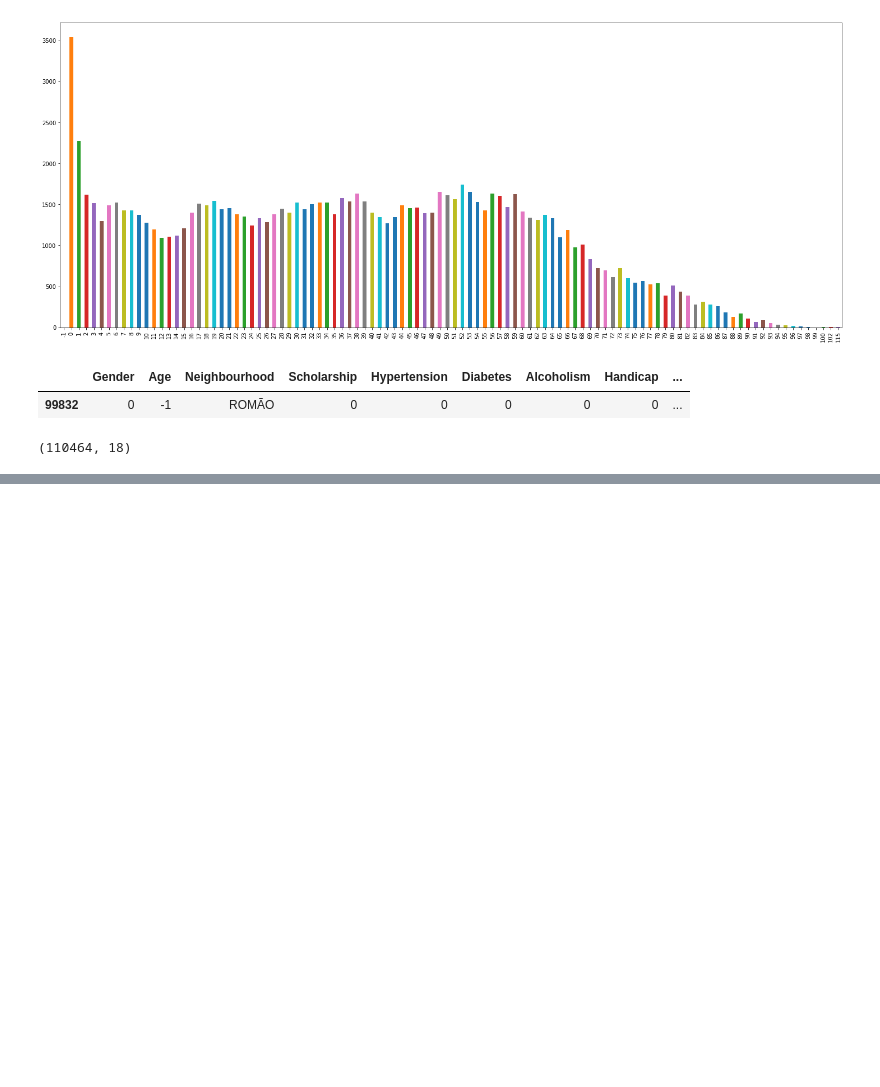
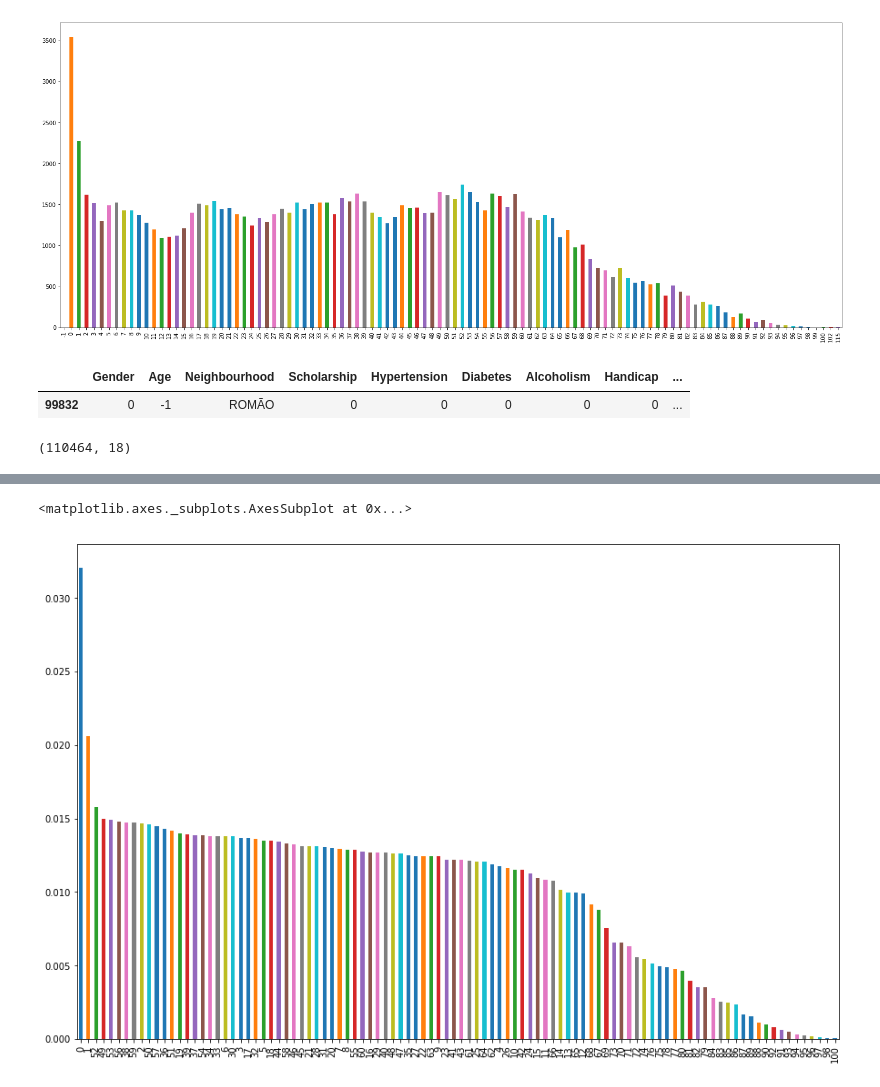
Before and after one commit to reaykatie/Projects, a Jupyter notebook: No-Show/No-show-preparation.ipynb, the cells around one changed output, grey strips where cells are left out. Saved outputs shown, nothing was run; the diff lists cells and outputs as text; code cells hidden in the pictures; blank space fills up the shorter version.

```diff
--- a/No-Show/No-show-preparation.ipynb
+++ b/No-Show/No-show-preparation.ipynb
@@ -328,0 +315,7 @@ for i, line in enumerate(data['Neighbourhood']):
+# %%
+# Ages as a percentage of the dataset
+
+(data['Age'].value_counts().head(100)/len(data)).plot.bar(figsize=(15,10))
+# %% [output]
+<matplotlib.axes._subplots.AxesSubplot at 0x...>
+[figure, added]
```
Also changed, not shown: parts of 19 cells of this notebook, 1 other file.
